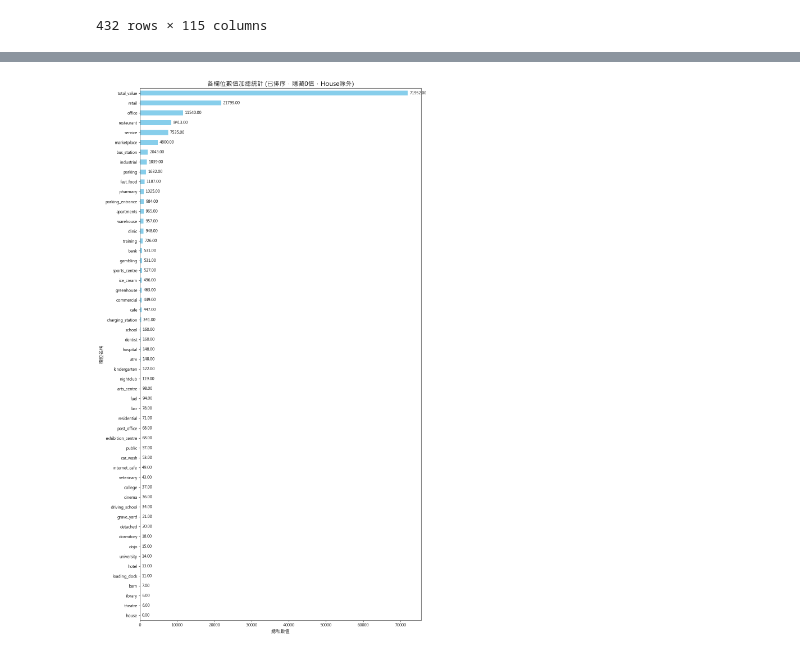
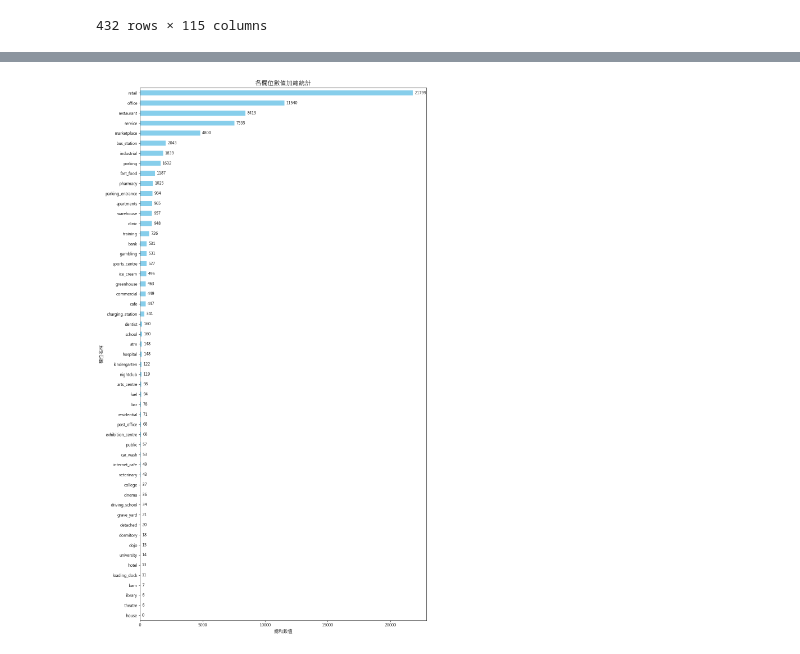
Before and after one commit to giraffeiscute/Yi-xing-city-OHCA-loctaion-prediction, a Jupyter notebook: Yixing_data_sta.ipynb, the cells around one changed output, grey strips where cells are left out. Cells and saved outputs as stored; diff of their text form; code cells hidden in the pictures.

```diff
--- a/Yixing_data_sta.ipynb
+++ b/Yixing_data_sta.ipynb
@@ -107,50 +156,35 @@ plt.show()
 # %%
-# --- 假設 numeric_sum 已經存在 ---
-# numeric_sum_filtered = numeric_sum[(numeric_sum != 0) | (numeric_sum.index == 'house')]
-
-# select_dtypes(include=['number']) 會自動篩選出 int 和 float 類型的欄位進行加總
-numeric_sum = h3_l7_df_YX.select_dtypes(include=['number']).sum()
-numeric_sum_filtered = numeric_sum[
-    (numeric_sum != 0) | (numeric_sum.index == 'house')
-]
-
-# ==========================================
-# ★★★ 修改重點：資料排序 ★★★
-# ==========================================
-# 我們希望圖表「由上往下」看是「由大到小」
-# 因為 barh 是從底部(y=0)開始畫，所以我們要將資料排成「從小到大」
-# 這樣最大的數值會是最後一筆，從而畫在圖表的最頂端
+numeric_sum_filtered = numeric_sum_filtered.drop(['total_value'], errors='ignore')
 numeric_sum_filtered = numeric_sum_filtered.sort_values(ascending=True)
 
-# --- 2. 設定中文字型 ---
+# --- 設定中文字型 ---
 plt.rcParams['font.sans-serif'] = ['Microsoft JhengHei']
 plt.rcParams['axes.unicode_minus'] = False
 
-# --- 3. 建立圖表 ---
-# 橫向圖建議高度 (20) 拉長，以免欄位名稱重疊
+# --- 建立圖表 ---
 plt.figure(figsize=(12, 20))
 
 # 畫圖
 ax = numeric_sum_filtered.plot(kind='barh', color='skyblue')
 
-# --- 4. 加入標題與標籤 ---
-plt.title('各欄位數值加總統計 (已排序，隱藏0值，House除外)', fontsize=16)
+# --- 加入標題與標籤 ---
+plt.title('各欄位數值加總統計', fontsize=16)
 plt.xlabel('總和數值', fontsize=12)
 plt.ylabel('欄位名稱', fontsize=12)
 
-# --- 5. 標示數值 ---
+# --- 標示數值 ---
 for p in ax.patches:
     width = p.get_width()
-    ax.annotate(f'{width:.2f}',
+    ax.annotate(f'{width}',
                 (width, p.get_y() + p.get_height() / 2.),
                 ha='left',
                 va='center',
                 fontsize=10,
                 xytext=(5, 0),
                 textcoords='offset points')
 
-# --- 6. 顯示圖表 ---
+# --- 顯示圖表 ---
 plt.tight_layout()
 plt.show()
 # %% [output]
-[figure, old version]
+[figure, new version]
```
Also changed, not shown: parts of 3 cells of this notebook, 1 other file.
